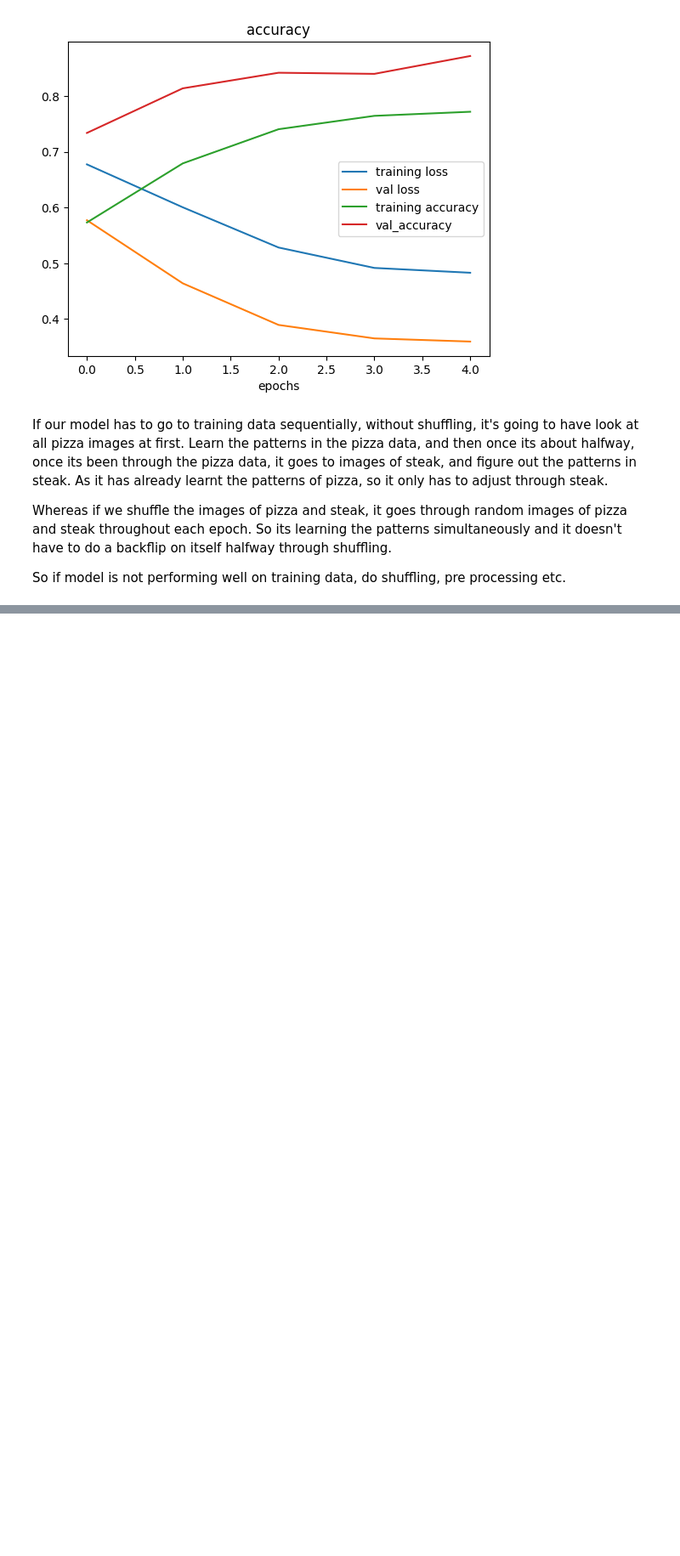
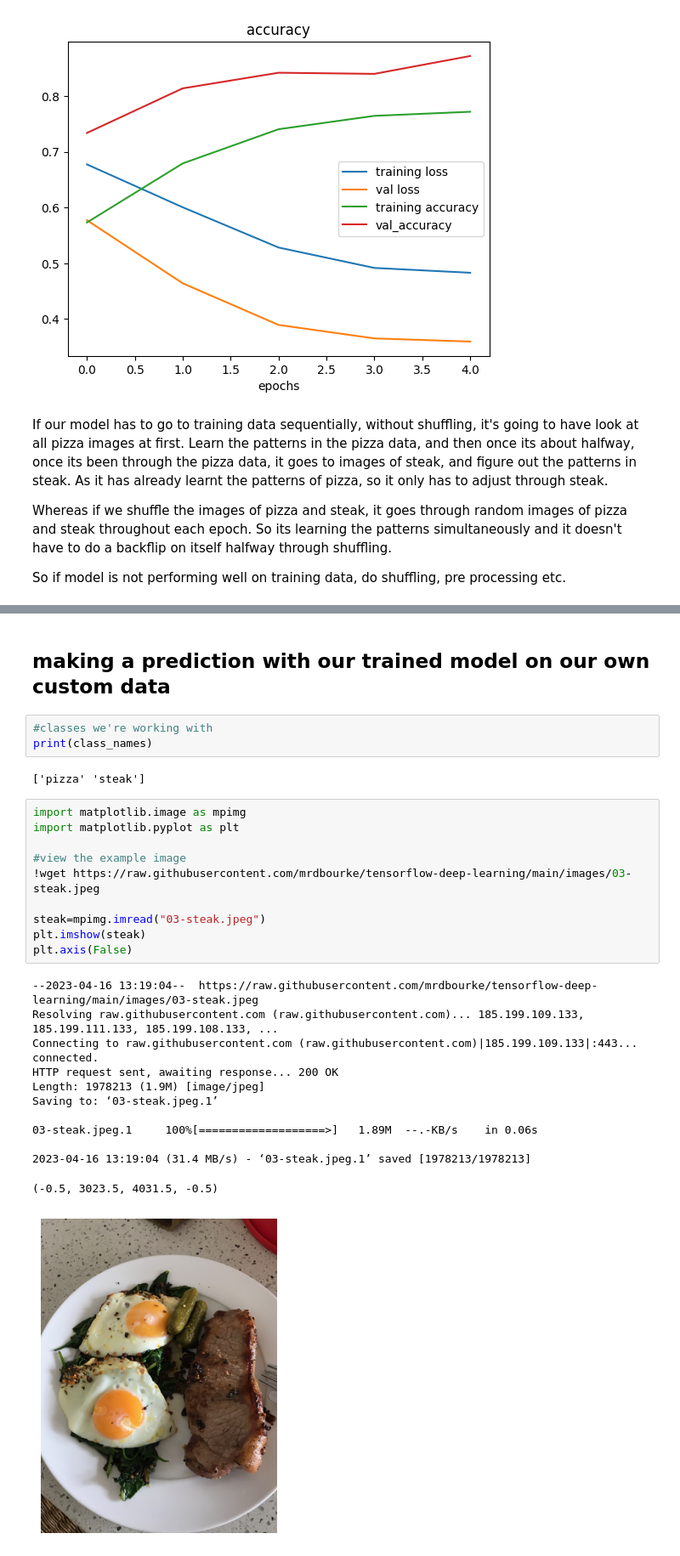
Before and after one commit to NandiniMehta0603/Tensorflow, a Jupyter notebook: Computer_Vision_and_CNN.ipynb, the cells around one changed output, grey strips where cells are left out. Shown at 85% size. Cells and saved outputs as stored; diff of their text form; blank space fills up the shorter version.

```diff
--- a/Computer_Vision_and_CNN.ipynb
+++ b/Computer_Vision_and_CNN.ipynb
@@ -1147,0 +1161,30 @@ So if model is not performing well on training data, do shuffling, pre processin
+# %% [markdown]
+## making a prediction with our trained model on our own custom data
+# %%
+#classes we're working with
+print(class_names)
+# %% [output]
+['pizza' 'steak']
+# %%
+import matplotlib.image as mpimg
+import matplotlib.pyplot as plt
+
+#view the example image
+!wget https://raw.githubusercontent.com/mrdbourke/tensorflow-deep-learning/main/images/03-steak.jpeg
+
+steak=mpimg.imread("03-steak.jpeg")
+plt.imshow(steak)
+plt.axis(False)
+# %% [output]
+--2023-04-16 13:19:04--  https://raw.githubusercontent.com/mrdbourke/tensorflow-deep-learning/main/images/03-steak.jpeg
+Resolving raw.githubusercontent.com (raw.githubusercontent.com)... 185.199.109.133, 185.199.111.133, 185.199.108.133, ...
+Connecting to raw.githubusercontent.com (raw.githubusercontent.com)|185.199.109.133|:443... connected.
+HTTP request sent, awaiting response... 200 OK
+Length: 1978213 (1.9M) [image/jpeg]
+Saving to: ‘03-steak.jpeg.1’
+
+03-steak.jpeg.1     100%[===================>]   1.89M  --.-KB/s    in 0.06s
+
+2023-04-16 13:19:04 (31.4 MB/s) - ‘03-steak.jpeg.1’ saved [1978213/1978213]
+(-0.5, 3023.5, 4031.5, -0.5)
+[figure, added]
```
Also changed, not shown: parts of 18 cells of this notebook.
